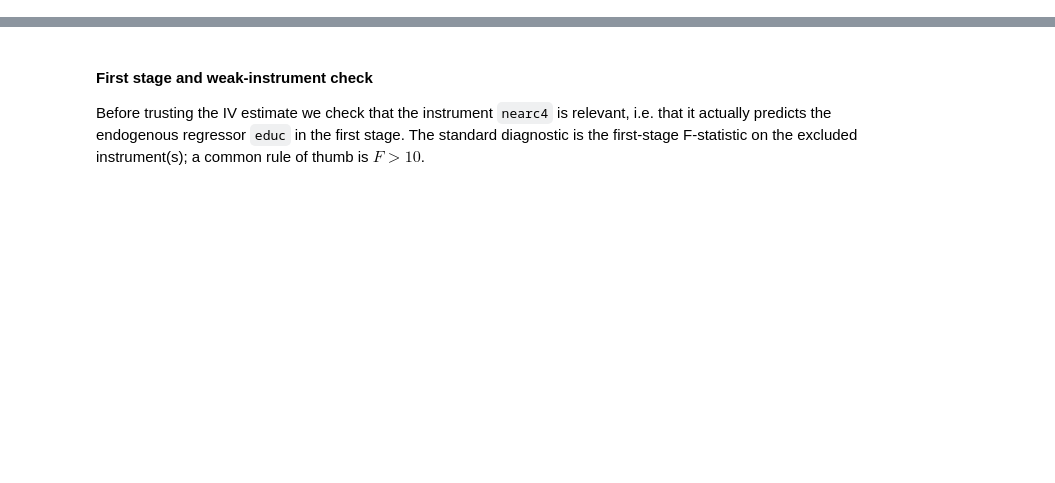
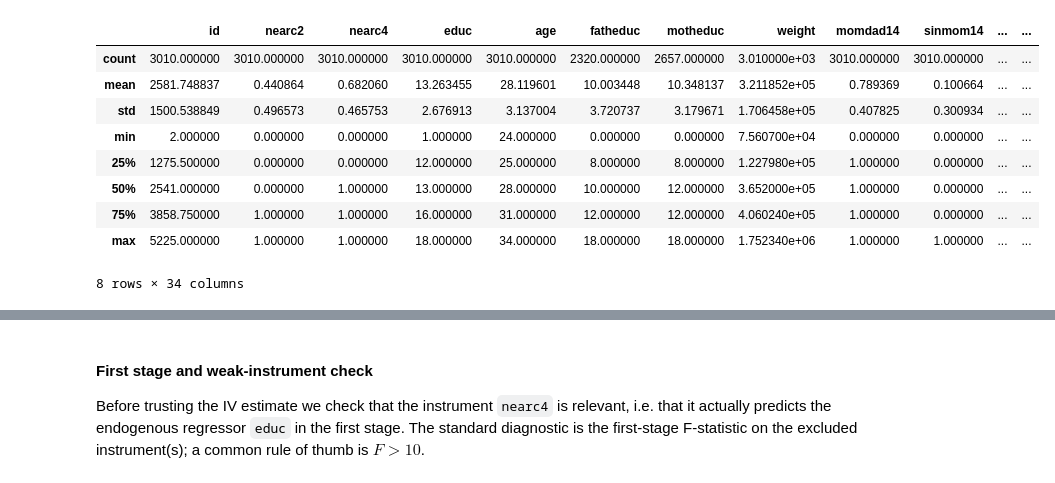
Before and after one commit to AppliedEconBerlin/bsoe_gc_aae_2026, a Jupyter notebook: Part_2/exercises/0_intro/intro.ipynb, the cells around one changed output, grey strips where cells are left out. Saved outputs shown, nothing was run; the diff lists cells and outputs as text; code cells hidden in the pictures; blank space fills up the shorter version.

```diff
--- a/Part_2/exercises/0_intro/intro.ipynb
+++ b/Part_2/exercises/0_intro/intro.ipynb
@@ -19,0 +65,14 @@ card = pd.read_stata("card.dta")
+# %%
+# Get a concise summary of the data, including variable names, non-missing values, and descriptives:
+card.describe()
+# %% [output]
+|  | id | nearc2 | nearc4 | educ | age | fatheduc | motheduc | weight | momdad14 | sinmom14 | ... | ... |
+| count | 3010.000000 | 3010.000000 | 3010.000000 | 3010.000000 | 3010.000000 | 2320.000000 | 2657.000000 | 3.010000e+03 | 3010.000000 | 3010.000000 | ... | ... |
+| mean | 2581.748837 | 0.440864 | 0.682060 | 13.263455 | 28.119601 | 10.003448 | 10.348137 | 3.211852e+05 | 0.789369 | 0.100664 | ... | ... |
+| std | 1500.538849 | 0.496573 | 0.465753 | 2.676913 | 3.137004 | 3.720737 | 3.179671 | 1.706458e+05 | 0.407825 | 0.300934 | ... | ... |
+| min | 2.000000 | 0.000000 | 0.000000 | 1.000000 | 24.000000 | 0.000000 | 0.000000 | 7.560700e+04 | 0.000000 | 0.000000 | ... | ... |
+| 25% | 1275.500000 | 0.000000 | 0.000000 | 12.000000 | 25.000000 | 8.000000 | 8.000000 | 1.227980e+05 | 1.000000 | 0.000000 | ... | ... |
+| 50% | 2541.000000 | 0.000000 | 1.000000 | 13.000000 | 28.000000 | 10.000000 | 12.000000 | 3.652000e+05 | 1.000000 | 0.000000 | ... | ... |
+| 75% | 3858.750000 | 1.000000 | 1.000000 | 16.000000 | 31.000000 | 12.000000 | 12.000000 | 4.060240e+05 | 1.000000 | 0.000000 | ... | ... |
+| max | 5225.000000 | 1.000000 | 1.000000 | 18.000000 | 34.000000 | 18.000000 | 18.000000 | 1.752340e+06 | 1.000000 | 1.000000 | ... | ... |
+8 rows × 34 columns
```
Also changed, not shown: parts of 42 cells of this notebook, 1 other file.
